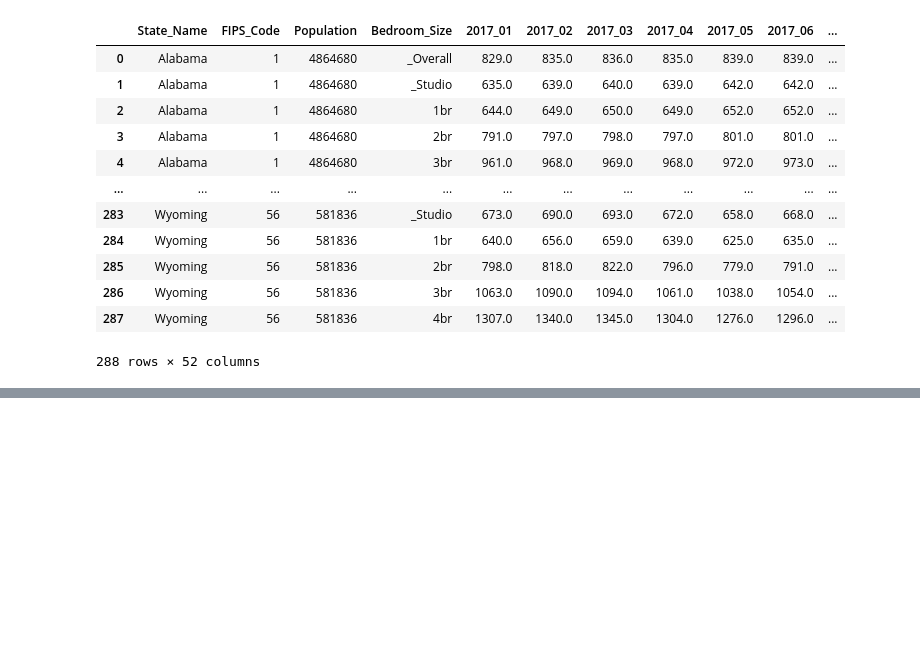
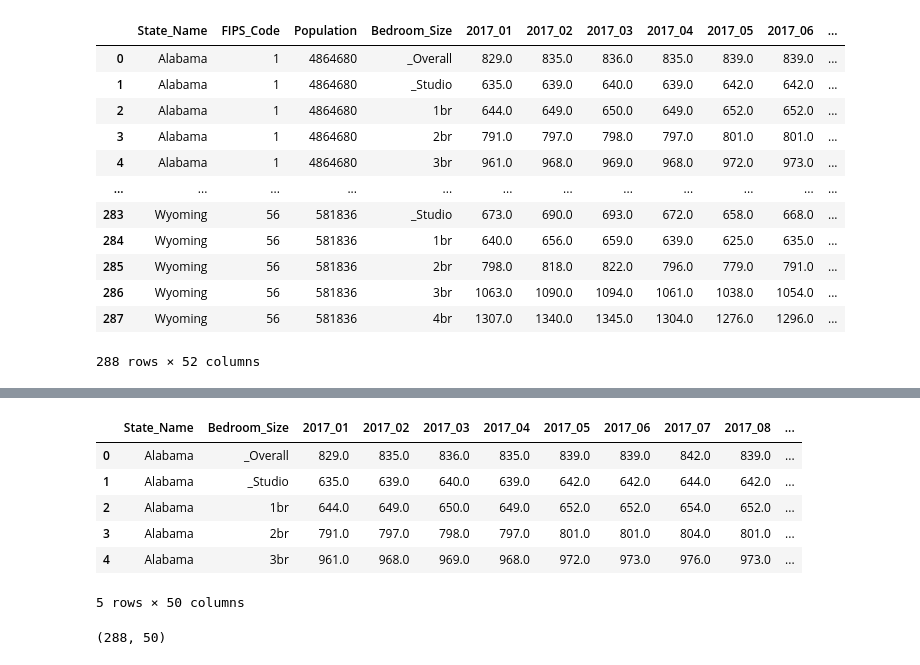
Before and after one commit to leasleydru/What-is-a-living-wage, a Jupyter notebook: notebooks/apartment_rent.ipynb, the cells around one changed output, grey strips where cells are left out. Cells and saved outputs as stored; diff of their text form; code cells hidden in the pictures; blank space fills up the shorter version.

```diff
--- a/notebooks/apartment_rent.ipynb
+++ b/notebooks/apartment_rent.ipynb
@@ -104,0 +164,14 @@ Name: State_Name, dtype: int64
+# %%
+rent2.head()
+# %% [output]
+|  | State_Name | Bedroom_Size | 2017_01 | 2017_02 | 2017_03 | 2017_04 | 2017_05 | 2017_06 | 2017_07 | 2017_08 | ... |
+| 0 | Alabama | _Overall | 829.0 | 835.0 | 836.0 | 835.0 | 839.0 | 839.0 | 842.0 | 839.0 | ... |
+| 1 | Alabama | _Studio | 635.0 | 639.0 | 640.0 | 639.0 | 642.0 | 642.0 | 644.0 | 642.0 | ... |
+| 2 | Alabama | 1br | 644.0 | 649.0 | 650.0 | 649.0 | 652.0 | 652.0 | 654.0 | 652.0 | ... |
+| 3 | Alabama | 2br | 791.0 | 797.0 | 798.0 | 797.0 | 801.0 | 801.0 | 804.0 | 801.0 | ... |
+| 4 | Alabama | 3br | 961.0 | 968.0 | 969.0 | 968.0 | 972.0 | 973.0 | 976.0 | 973.0 | ... |
+5 rows × 50 columns
+# %%
+rent2.shape
+# %% [output]
+(288, 50)
```
Also changed, not shown: parts of 6 cells of this notebook.
